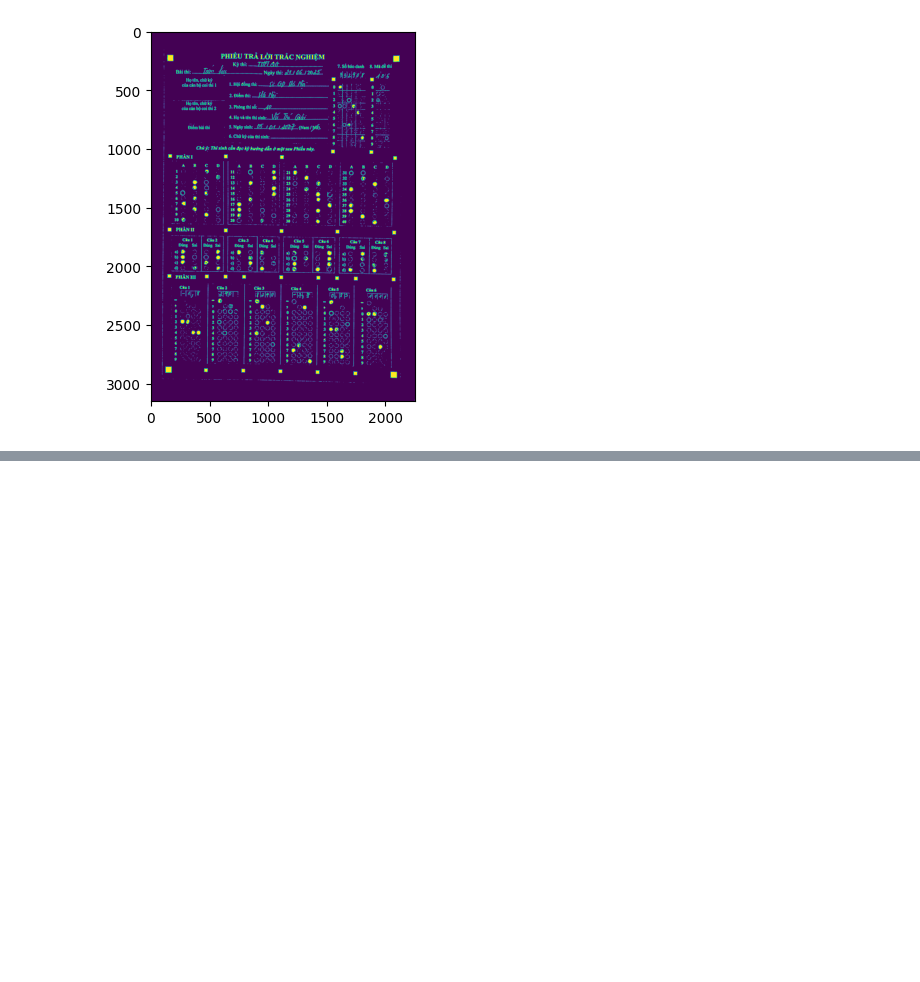
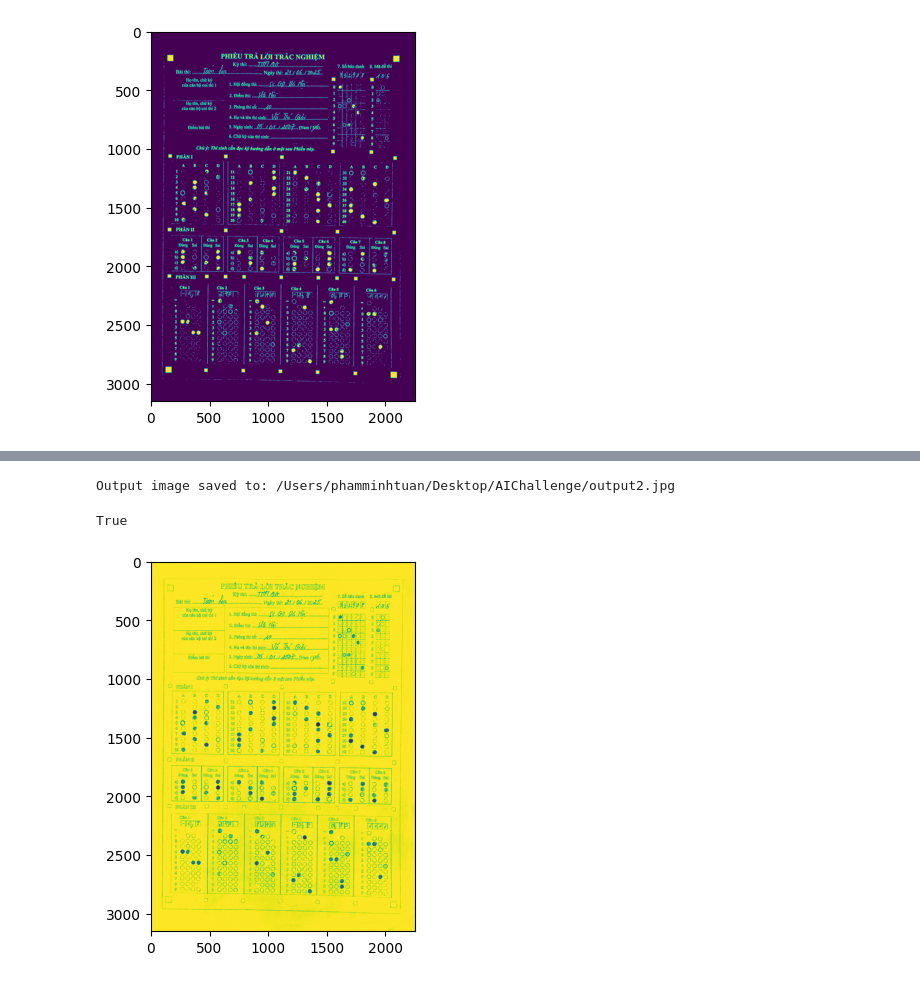
Before and after one commit to PhamMinhTuanGit/ScoringMultipleChoicesTestApp, a Jupyter notebook: test.ipynb, the cells around one changed output, grey strips where cells are left out. Cells and saved outputs as stored; diff of their text form; code cells hidden in the pictures; blank space fills up the shorter version.

```diff
--- a/test.ipynb
+++ b/test.ipynb
@@ -22,0 +37,62 @@ True
+# %%
+import cv2
+import numpy as np
+
+def draw_square_around_each_circle(image_input_path, image_output_path):
+    """
+    Detects pencil-drawn circles in an image and draws a square around each of them.
+
+    Args:
+        image_input_path (str): The path to the input image.
+        image_output_path (str): The path to save the output image.
+
+    Returns:
+        None
+    """
+    # Đọc ảnh
+    image = cv2.imread(image_input_path)
+    output = image.copy()
+
+    # Chuyển ảnh sang grayscale
+    gray = cv2.cvtColor(image, cv2.COLOR_BGR2GRAY)
+
+    # Áp dụng medianBlur để giảm nhiễu
+
+    gray[gray < 100] = 255
+    # Phát hiện các hình tròn sử dụng HoughCircles
+    circles = cv2.HoughCircles(gray, cv2.HOUGH_GRADIENT, dp=1, minDist=20,
+                               param1=50, param2=15, minRadius=10, maxRadius=21)
+
+    # Kiểm tra nếu có hình tròn được phát hiện
+    if circles is not None:
+        circles = np.uint16(np.around(circles))
+
+        # Duyệt qua từng hình tròn và vẽ hình vuông bao quanh
+        for circle in circles[0, :]:
+            # Lấy tọa độ tâm và bán kính của mỗi hình tròn
+            x, y, r = circle
+
+            # Tính toán các điểm cực trị của hình tròn
+            top_left = (x - r, y - r)  # Góc trên trái
+            bottom_right = (x + r, y + r)  # Góc dưới phải
+
+            # Vẽ hình vuông bao quanh hình tròn
+            cv2.rectangle(output, top_left, bottom_right, (0, 255, 0), 2)
+
+    # Lưu ảnh kết quả
+    cv2.imwrite(image_output_path, output)
+    print(f"Output image saved to: {image_output_path}")
+
+# Gọi hàm để vẽ hình vuông bao quanh từng hình tròn
+draw_square_around_each_circle(input_image_path, output_image_path)
+# %% [output]
+Output image saved to: /Users/phamminhtuan/Desktop/AIChallenge/output2.jpg
+# %%
+gray = cv2.cvtColor(image,  cv2.COLOR_BGR2GRAY)
+gray[gray < 90] = 255
+
+plt.imshow(gray)
+cv2.imwrite('/Users/phamminhtuan/Desktop/AIChallenge/thresh.jpg', gray)
+# %% [output]
+True
+[figure, added]
```
Also changed, not shown: parts of 4 cells of this notebook, 5 other files.
